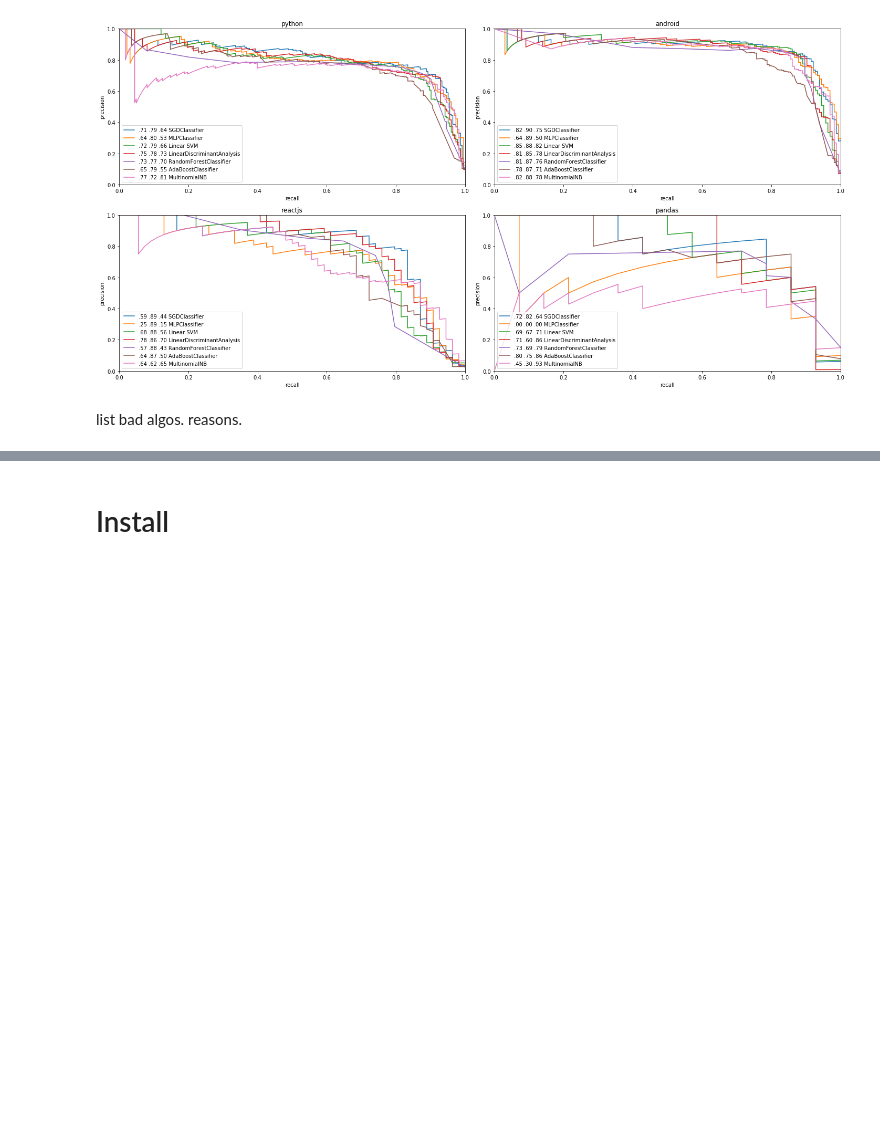
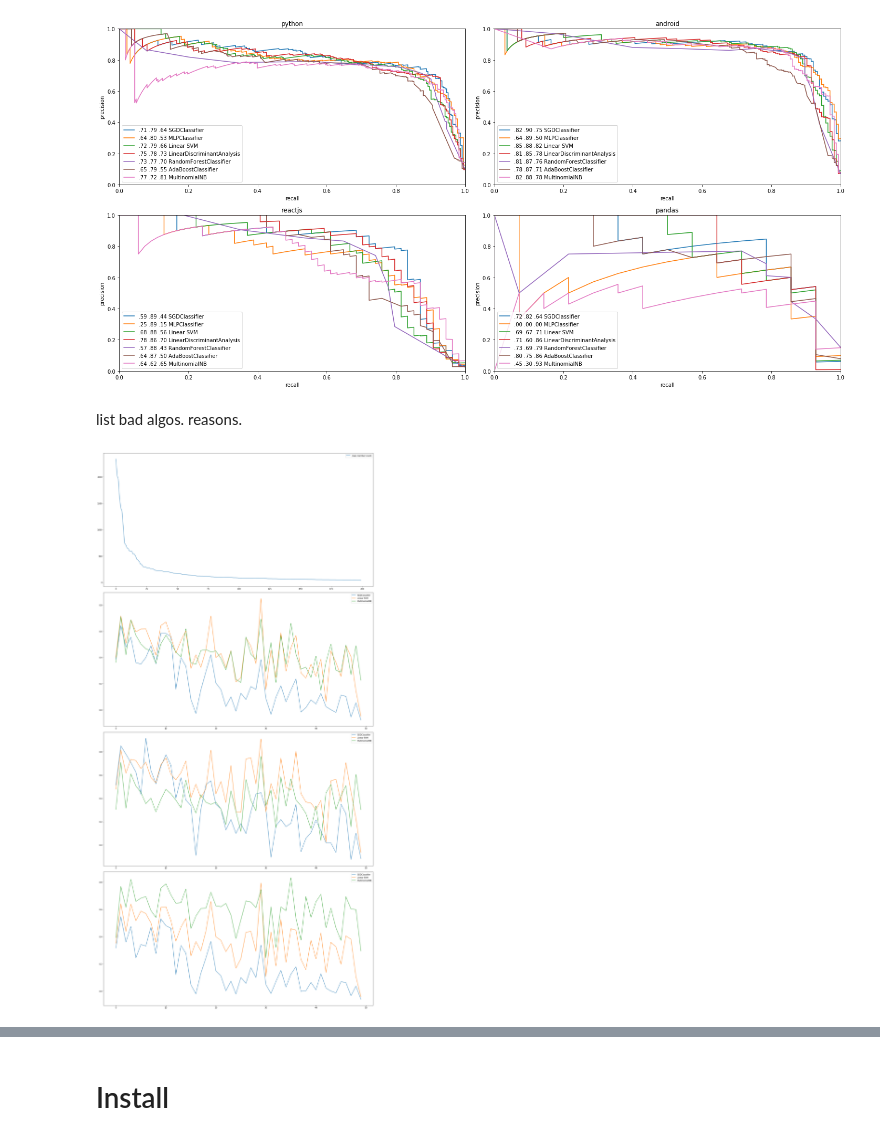
Before and after one commit to glouwa/StackOverflowTopicClustering, a Jupyter notebook: classify.ipynb, the cells around one changed output, grey strips where cells are left out. Saved outputs shown, nothing was run; the diff lists cells and outputs as text; code cells hidden in the pictures; blank space fills up the shorter version.

Commit message:
more images

```diff
--- a/classify.ipynb
+++ b/classify.ipynb
@@ -128,3 +128,9 @@ classify.run('stackoverflow/lemma/nltk/TIBC/32', 'chi2', 1000, ['python', 'andro
 [figure]
 # %% [markdown]
 list bad algos. reasons.
+# %%
+%matplotlib inline
+from src import classify
+classify.run2('stackoverflow/lemma/nltk/TIBC/32', 'chi2', 1000)
+# %% [output]
+[figure, added]
```
Also changed, not shown: parts of 1 cell of this notebook, 9 other files.
